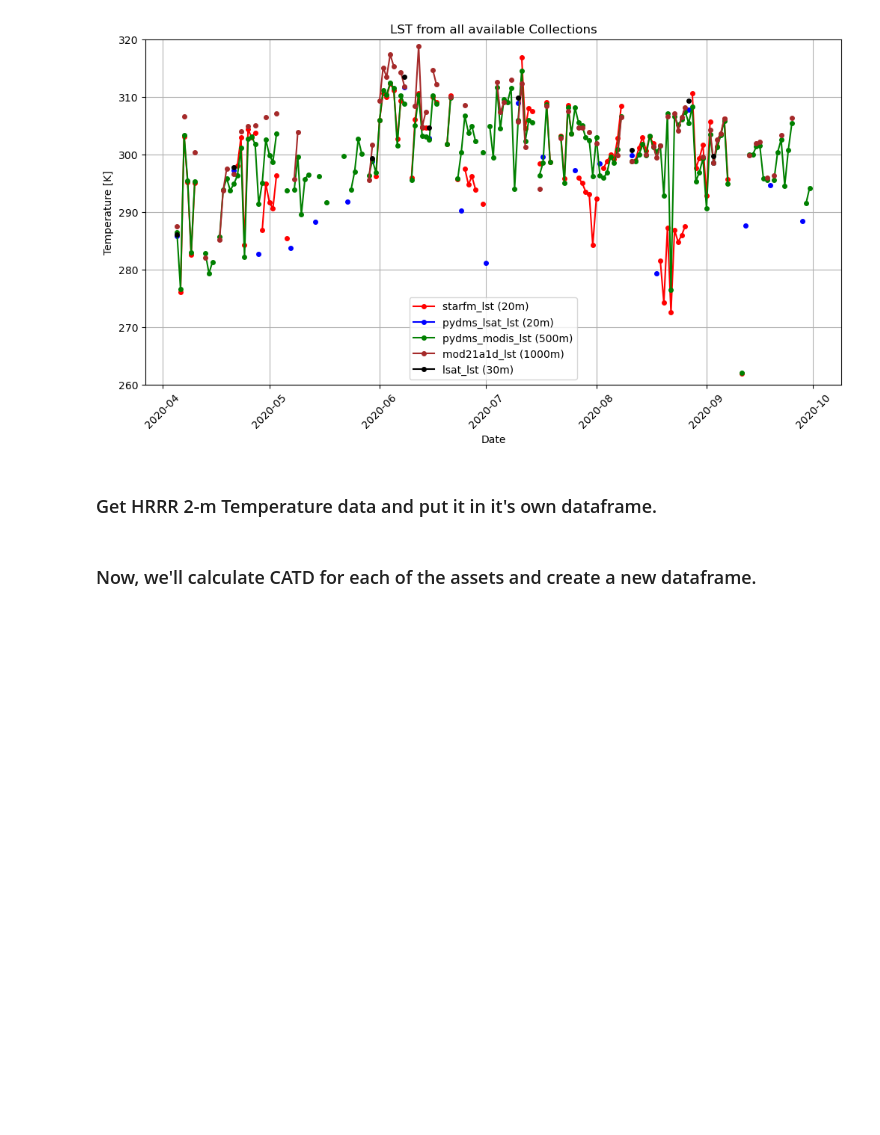
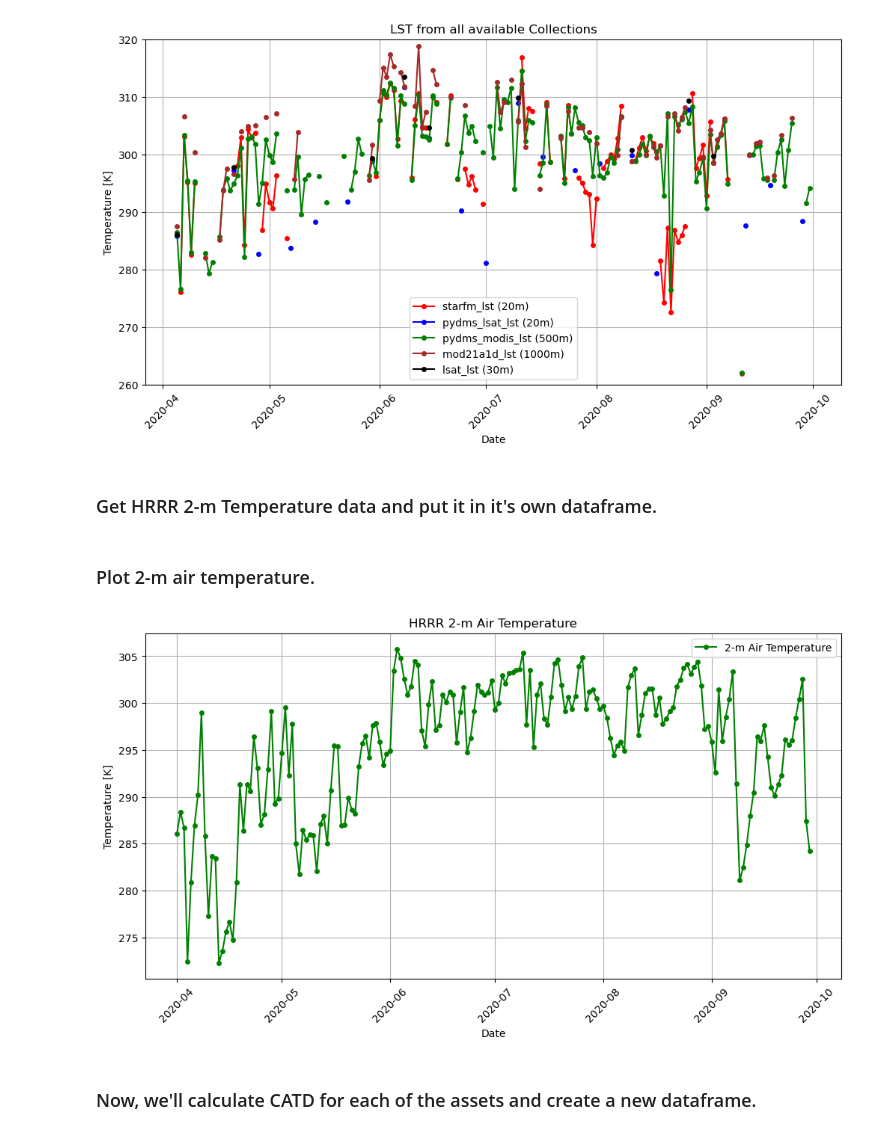
Before and after one commit to eculler/lst-crop-stress-capstone, a Jupyter notebook: exploratory/lst-comparison-tcruicks.ipynb, the cells around one changed output. Cells and saved outputs as stored; diff of their text form; code cells hidden in the pictures; blank space fills up the shorter version.

```diff
--- a/exploratory/lst-comparison-tcruicks.ipynb
+++ b/exploratory/lst-comparison-tcruicks.ipynb
@@ -358,6 +402,29 @@ hrrr_df['date'] = pd.to_datetime(hrrr_df['time'].dt.date)
 
 # Set the index to date just like the other dataframes.
 hrrr_df.set_index('date', inplace=True)
+# %% [markdown]
+### Plot 2-m air temperature.
+# %%
+# Now plot HRRR 2-m Temperature  ----------------------
+
+fig, ax = plt.subplots(figsize=(12, 6))
+
+ax = (plt.plot(
+    hrrr_df.index,
+    hrrr_df['t2m'],
+    label="2-m Air Temperature",
+    marker='o', markersize=4, c='green',
+    ))
+
+plt.title('HRRR 2-m Air Temperature')
+plt.grid(True)
+plt.ylabel('Temperature [K]')
+plt.xlabel('Date')
+plt.xticks(rotation=45)
+plt.legend()
+plt.show()
+# %% [output]
+[figure, added]
 # %% [markdown]
 ### Now, we'll calculate CATD for each of the assets and create a new dataframe.
 # %%
```
Also changed, not shown: parts of 8 cells of this notebook.
